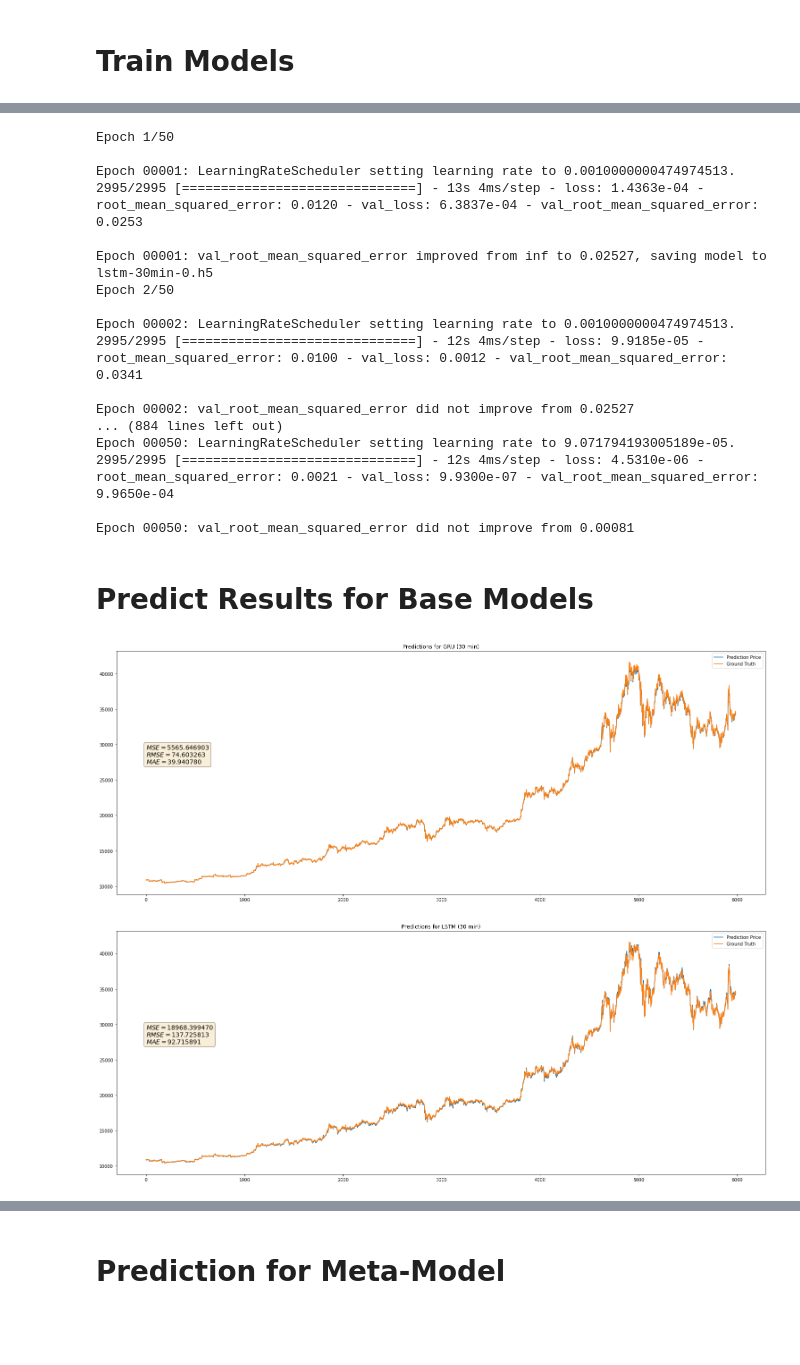
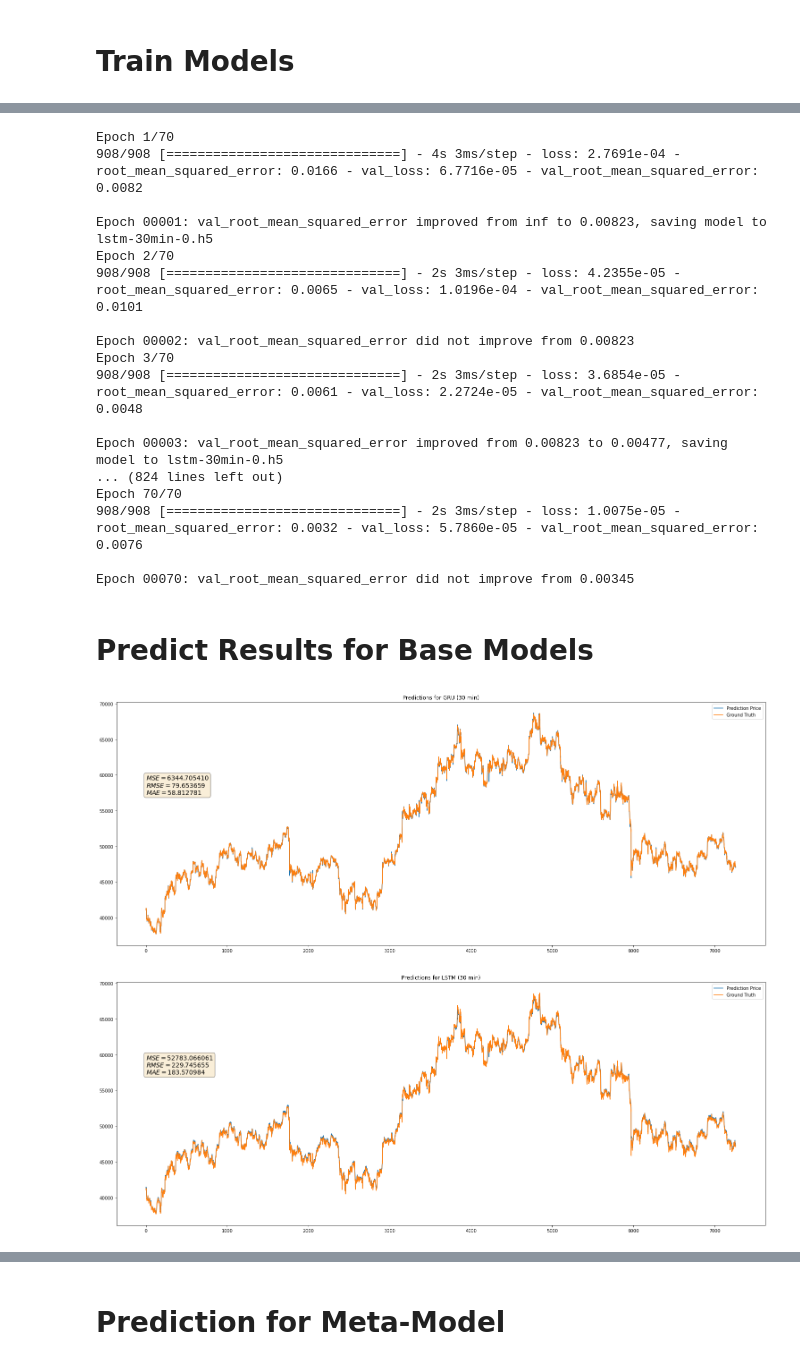
Before and after one commit to SegmentationErr/COMP5703_Capstone, a Jupyter notebook: Models/自己爬的twitter/GRU_LSTM_30min.ipynb, the cells around one changed output, grey strips where cells are left out. Cells and saved outputs as stored; diff of their text form; code cells hidden in the pictures; blank space fills up the shorter version.

Commit message:
update model

```diff
--- a/Models/自己爬的twitter/GRU_LSTM_30min.ipynb
+++ b/Models/自己爬的twitter/GRU_LSTM_30min.ipynb
@@ -13,9 +13,10 @@ from keras.engine.sequential import Sequential
 from keras.layers import Dense, Activation
 from tensorflow.keras.optimizers import Adam, SGD
 # %%
-data_path = 'data/30MIN_Full_Dataset.csv'
+data_path = 'data/2017-20211231_30min.csv'
 
 data = pd.read_csv(data_path)
+data = data[(data['timestamp'] >= '2017-11-09') & (data['timestamp'] <= '2021-12-31')]
 data = data.drop(['timestamp'], axis=1)
 
 data.head()
@@ -114,8 +115,8 @@ for i, model in enumerate(GRUs):
                   metrics=[keras.metrics.RootMeanSquaredError()]
                   )
     history = model.fit(X_train, y_train,
-                        epochs=30,
-                        batch_size=4,
+                        epochs=70,
+                        batch_size=64,
                         validation_data=(X_train2, y_train2),
                         callbacks=[keras.callbacks.ModelCheckpoint('gru-30min-'+str(i)+'.h5', verbose=1, monitor='val_root_mean_squared_error',save_best_only=True, mode='auto')],
                         shuffle=True
@@ -144,44 +145,34 @@ Epoch 00030: val_root_mean_squared_error improved from 0.00007 to 0.00007, savin
 # %%
-EPOCHS = 50
-BATCH_SIZE = 16
-LEARNING_RATE = 1e-3
-DECAY_RATE = -0.6
-
-def lr_scheduler(epoch, lr):
-    if epoch % 10== 0 and epoch > 0:
-        lr *= tf.math.exp(DECAY_RATE)
-
-    return lr
-
-lr_scheduler_callback = tf.keras.callbacks.LearningRateScheduler(lr_scheduler, verbose=1)
-
 for i, model in enumerate(LSTMs):
-  model.compile(loss='mse', optimizer=keras.optimizers.Adam(learning_rate=1e-3), metrics=[tf.keras.metrics.RootMeanSquaredError()])
-  history = model.fit(X_train, y_train,
-                    batch_size=BATCH_SIZE,
-                    epochs=EPOCHS,
-                    validation_data=(X_train2, y_train2),
-                    shuffle=False,
-                    callbacks=[tf.keras.callbacks.ModelCheckpoint(filepath='lstm-30min-'+str(i)+'.h5', monitor='val_root_mean_squared_error', mode='min', save_best_only=True,  verbose=1), lr_scheduler_callback]
-                    )
+    model.compile(loss='mean_squared_error',
+                  optimizer=keras.optimizers.Adam(lr=0.001, beta_1=0.9, beta_2=0.999, epsilon=1e-08, decay=0.00005),
+                  metrics=[keras.metrics.RootMeanSquaredError()]
+                  )
+    history = model.fit(X_train, y_train,
+                        epochs=70,
+                        batch_size=64,
+                        validation_data=(X_train2, y_train2),
+                        callbacks=[keras.callbacks.ModelCheckpoint('lstm-30min-'+str(i)+'.h5', verbose=1, monitor='val_root_mean_squared_error',save_best_only=True, mode='auto')],
+                        shuffle=True
+                        )
 # %% [output]
-Epoch 1/50
+Epoch 1/70
+908/908 [==============================] - 4s 3ms/step - loss: 2.7691e-04 - root_mean_squared_error: 0.0166 - val_loss: 6.7716e-05 - val_root_mean_squared_error: 0.0082
 
-Epoch 00001: LearningRateScheduler setting learning rate to 0.0010000000474974513.
-2995/2995 [==============================] - 13s 4ms/step - loss: 1.4363e-04 - root_mean_squared_error: 0.0120 - val_loss: 6.3837e-04 - val_root_mean_squared_error: 0.0253
+Epoch 00001: val_root_mean_squared_error improved from inf to 0.00823, saving model to lstm-30min-0.h5
+Epoch 2/70
+908/908 [==============================] - 2s 3ms/step - loss: 4.2355e-05 - root_mean_squared_error: 0.0065 - val_loss: 1.0196e-04 - val_root_mean_squared_error: 0.0101
 
-Epoch 00001: val_root_mean_squared_error improved from inf to 0.02527, saving model to lstm-30min-0.h5
-Epoch 2/50
+Epoch 00002: val_root_mean_squared_error did not improve from 0.00823
+Epoch 3/70
+908/908 [==============================] - 2s 3ms/step - loss: 3.6854e-05 - root_mean_squared_error: 0.0061 - val_loss: 2.2724e-05 - val_root_mean_squared_error: 0.0048
 
-Epoch 00002: LearningRateScheduler setting learning rate to 0.0010000000474974513.
-2995/2995 [==============================] - 12s 4ms/step - loss: 9.9185e-05 - root_mean_squared_error: 0.0100 - val_loss: 0.0012 - val_root_mean_squared_error: 0.0341
+Epoch 00003: val_root_mean_squared_error improved from 0.00823 to 0.00477, saving model to lstm-30min-0.h5
+... (824 lines left out)
+Epoch 70/70
+908/908 [==============================] - 2s 3ms/step - loss: 1.0075e-05 - root_mean_squared_error: 0.0032 - val_loss: 5.7860e-05 - val_root_mean_squared_error: 0.0076
 
-Epoch 00002: val_root_mean_squared_error did not improve from 0.02527
-... (884 lines left out)
-Epoch 00050: LearningRateScheduler setting learning rate to 9.071794193005189e-05.
-2995/2995 [==============================] - 12s 4ms/step - loss: 4.5310e-06 - root_mean_squared_error: 0.0021 - val_loss: 9.9300e-07 - val_root_mean_squared_error: 9.9650e-04
-
-Epoch 00050: val_root_mean_squared_error did not improve from 0.00081
+Epoch 00070: val_root_mean_squared_error did not improve from 0.00345
 # %% [markdown]
 # Predict Results for Base Models
 # %%
@@ -212,42 +203,42 @@ plt.legend()
 plt.title('Predictions for GRU (30 min)')
 
 props = dict(boxstyle='round', facecolor='wheat', alpha=0.5)
-plt.text(0, 30000, metrics, fontsize=14,
+plt.text(0, 60000, metrics, fontsize=14,
         verticalalignment='top', bbox=props)
 
 # plt.savefig('no_senti.png', dpi=500)
 plt.show()
 
 
 prediction = np.mean(np.array(pred_LSTM), axis=0)
 pred_prices = scaler_label.inverse_transform(prediction)
 true_prices = scaler_label.inverse_transform(y_test.reshape(-1,1))
 
 mse = mean_squared_error(pred_prices, true_prices)
 rmse = mean_squared_error(pred_prices, true_prices, squared=False)
 mae = mean_absolute_error(pred_prices, true_prices)
 
 metrics = '\n'.join((
     '$MSE=%f$' % (mse),
     '$RMSE=%f$' % (rmse),
     '$MAE=%f$' % (mae)
 ))
 
 plt.figure(figsize=(26, 10))
 plt.plot(pred_prices, label='Prediction Price')
 plt.plot(true_prices, label='Ground Truth')
 plt.legend()
 plt.title('Predictions for LSTM (30 min)')
 
 props = dict(boxstyle='round', facecolor='wheat', alpha=0.5)
-plt.text(0, 30000, metrics, fontsize=14,
+plt.text(0, 60000, metrics, fontsize=14,
         verticalalignment='top', bbox=props)
 
 # plt.savefig('no_senti.png', dpi=500)
 plt.show()
 # %% [output]
-[figure, old version]
+[figure, new version]
-[figure, old version]
+[figure, new version]
 # %%
 pred_GRU = [model.predict(X_train2) for model in GRU]
 pred_LSTM = [model.predict(X_train2) for model in LSTM]
```
Also changed, not shown: parts of 5 cells of this notebook, 2 other files.
